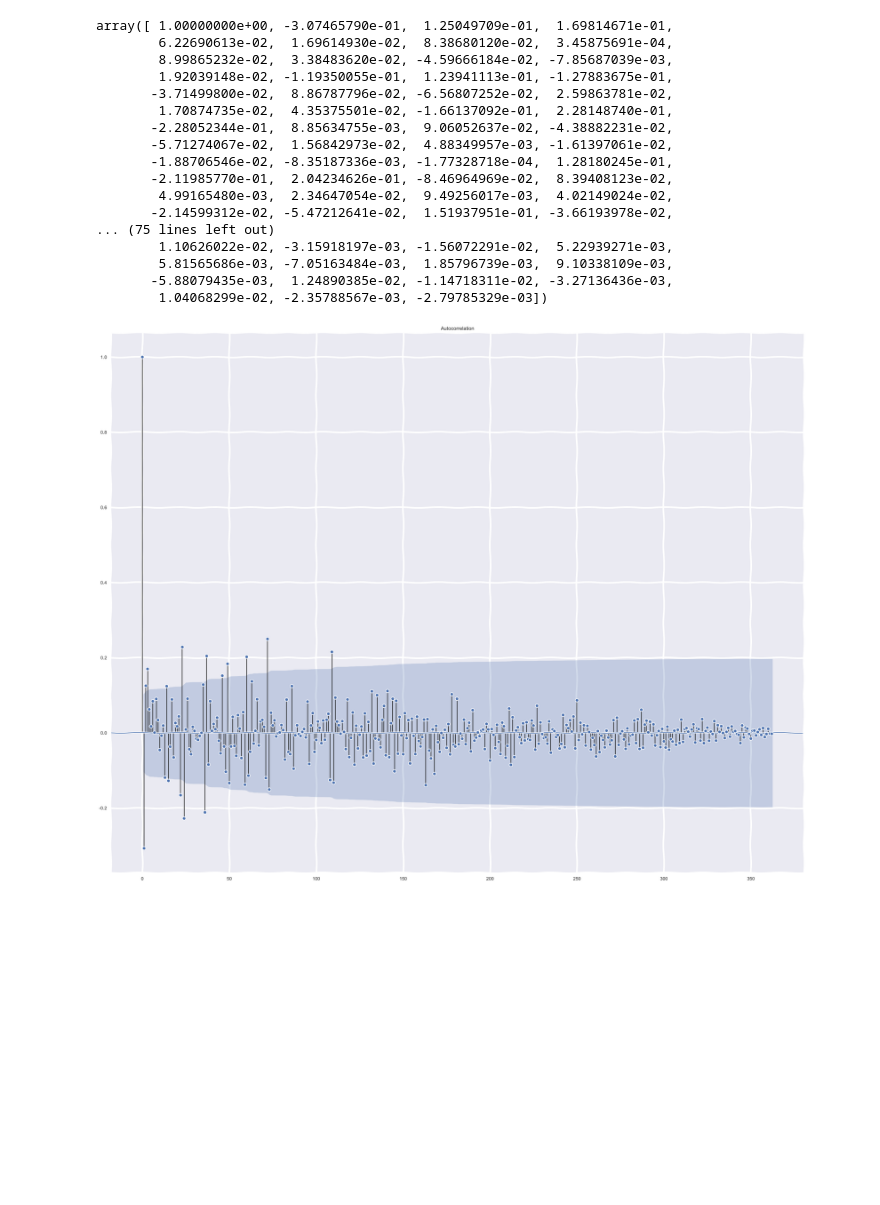
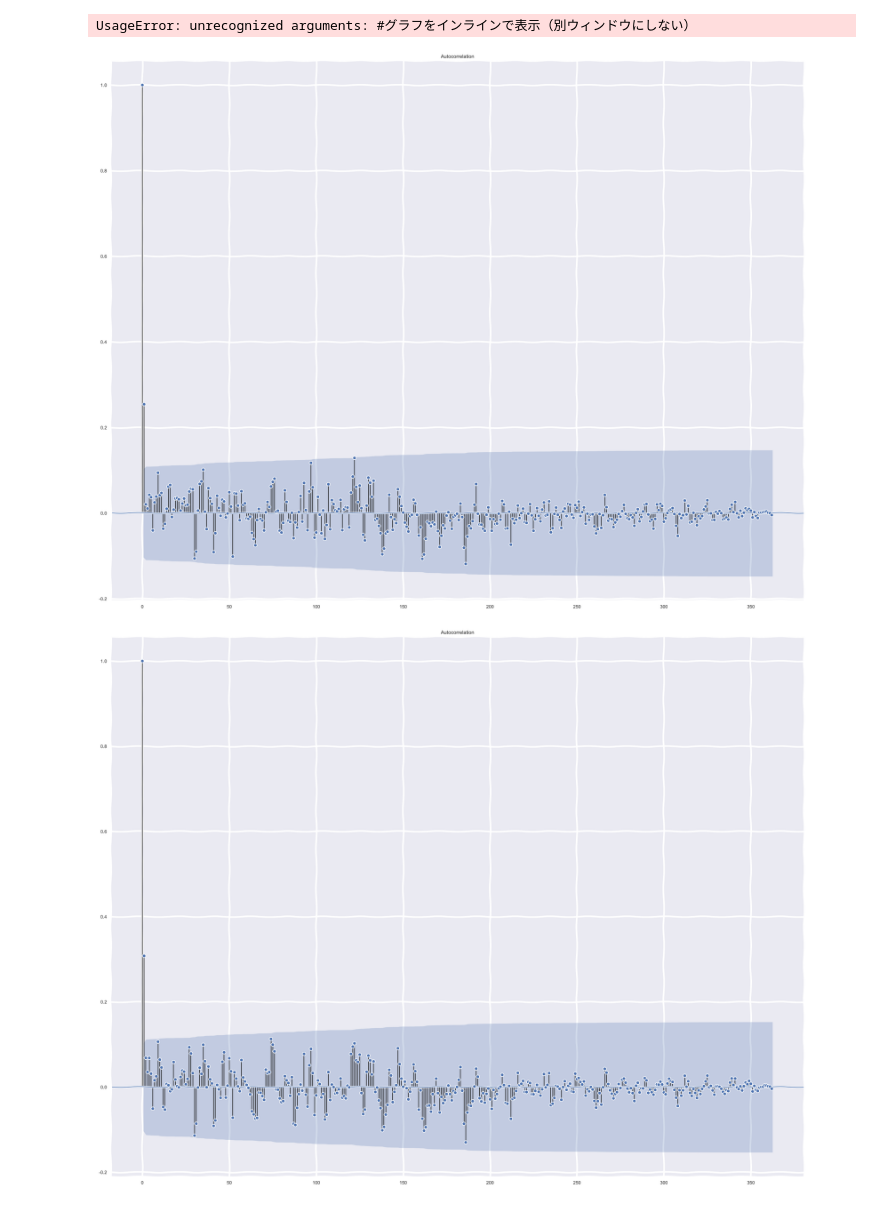
Before and after one commit to ShuntaroMiwa/python-autocorrelation, a Jupyter notebook: autocorrelation.ipynb, the cells around one changed output. Saved outputs shown, nothing was run; the diff lists cells and outputs as text; code cells hidden in the pictures; blank space fills up the shorter version.

```diff
--- a/autocorrelation.ipynb
+++ b/autocorrelation.ipynb
@@ -9,12 +9,12 @@ import statsmodels.api as sm #statsmodels:統計モデルの推定だけでな
 # グラフ描画
 from matplotlib import pylab as plt #matplotlib:グラフ描画用ライブラリ
 import seaborn as sns #seaborn:グラフ描画用ライブラリ
-%matplotlib inline  #グラフをインラインで表示（別ウィンドウにしない）
+%matplotlib inline #グラフをインラインで表示（別ウィンドウにしない）
 sns.set()
 
 # グラフを横長にする
 from matplotlib.pylab import rcParams
-rcParams['figure.figsize'] = 30, 24 #グラフサイズ変更
+rcParams['figure.figsize'] = 15, 6 #グラフサイズ変更
 
 # 普通にデータを読み込む
 dt = pd.read_csv("economicdata.csv",   #ディレクトリはjupyter notebookの場所がデフォルト
@@ -74,21 +74,22 @@ iip_acf #nanがたくさん
 #ax.bar(range(3363), auto_series)
 #plt.show()
 # %% [output]
-array([ 1.00000000e+00, -3.07465790e-01,  1.25049709e-01,  1.69814671e-01,
-        6.22690613e-02,  1.69614930e-02,  8.38680120e-02,  3.45875691e-04,
-        8.99865232e-02,  3.38483620e-02, -4.59666184e-02, -7.85687039e-03,
-        1.92039148e-02, -1.19350055e-01,  1.23941113e-01, -1.27883675e-01,
-       -3.71499800e-02,  8.86787796e-02, -6.56807252e-02,  2.59863781e-02,
-        1.70874735e-02,  4.35375501e-02, -1.66137092e-01,  2.28148740e-01,
-       -2.28052344e-01,  8.85634755e-03,  9.06052637e-02, -4.38882231e-02,
-       -5.71274067e-02,  1.56842973e-02,  4.88349957e-03, -1.61397061e-02,
-       -1.88706546e-02, -8.35187336e-03, -1.77328718e-04,  1.28180245e-01,
-       -2.11985770e-01,  2.04234626e-01, -8.46964969e-02,  8.39408123e-02,
-        4.99165480e-03,  2.34647054e-02,  9.49256017e-03,  4.02149024e-02,
-       -2.14599312e-02, -5.47212641e-02,  1.51937951e-01, -3.66193978e-02,
-... (75 lines left out)
-        1.10626022e-02, -3.15918197e-03, -1.56072291e-02,  5.22939271e-03,
-        5.81565686e-03, -7.05163484e-03,  1.85796739e-03,  9.10338109e-03,
-       -5.88079435e-03,  1.24890385e-02, -1.14718311e-02, -3.27136436e-03,
-        1.04068299e-02, -2.35788567e-03, -2.79785329e-03])
+UsageError: unrecognized arguments: #グラフをインラインで表示（別ウィンドウにしない）
-[figure, removed]
+# %%
+nk = dt['nikkei225']
+logDiff_nk = np.log(nk) - np.log(nk.shift()) #対数差分を算出
+logDiff_nk = logDiff_nk.dropna() #nanを削除
+logDiff_nk
+
+plot_acf(logDiff_nk, lags=362);
+# %% [output]
+[figure, added]
+# %%
+tp = dt['topix']
+logDiff_tp = np.log(tp) - np.log(tp.shift()) #対数差分を算出
+logDiff_tp = logDiff_tp.dropna() #nanを削除
+logDiff_tp
+
+plot_acf(logDiff_tp, lags=362);
+# %% [output]
+[figure, added]
```
Also changed, not shown: parts of 4 cells of this notebook.
